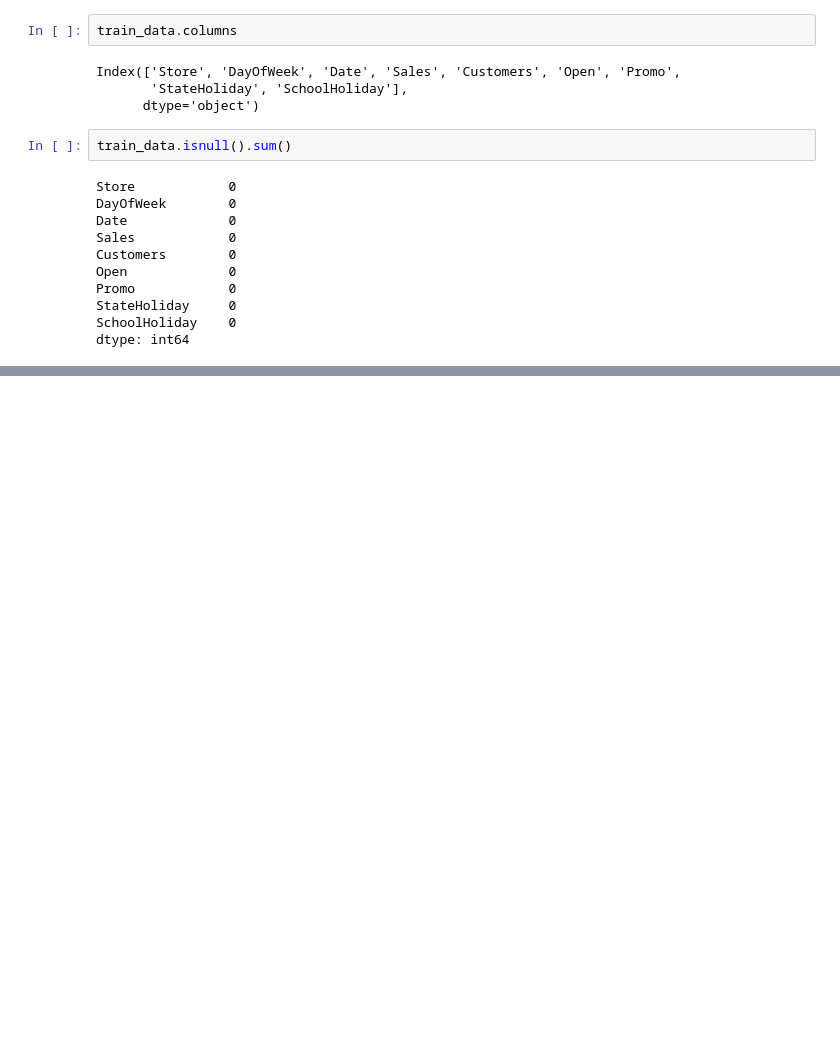
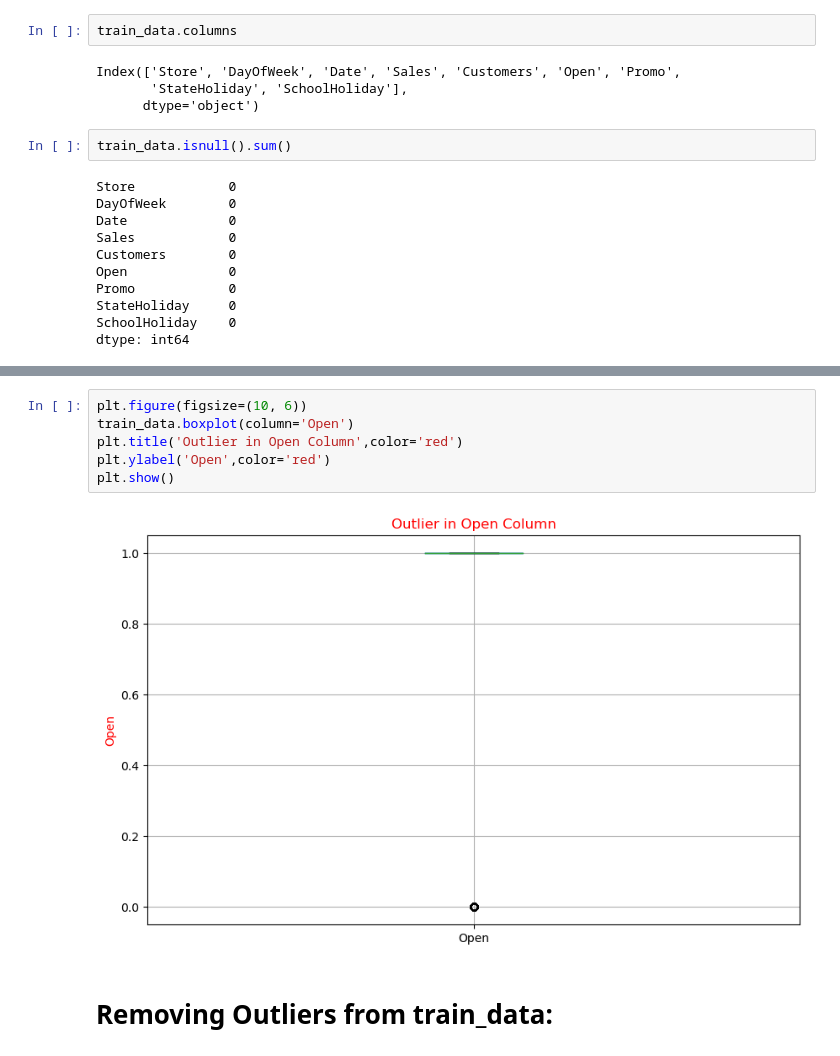
Before and after one commit to analysis86/Pharmaceutical-Sales-Prediction-Across-Multiple-Stores, a Jupyter notebook: NoteBook/Task 1- Exploration of customer purchasing behaviour.ipynb, the cells around one changed output, grey strips where cells are left out. Drawn from its saved outputs; the diff is of its cells as text; blank space fills up the shorter version.

```diff
--- a/NoteBook/Task 1- Exploration of customer purchasing behaviour.ipynb
+++ b/NoteBook/Task 1- Exploration of customer purchasing behaviour.ipynb
@@ -72,0 +91,10 @@ dtype: int64
+# %%
+plt.figure(figsize=(10, 6))
+train_data.boxplot(column='Open')
+plt.title('Outlier in Open Column',color='red')
+plt.ylabel('Open',color='red')
+plt.show()
+# %% [output]
+[figure, added]
+# %% [markdown]
+# Removing Outliers from train_data:
```
Also changed, not shown: parts of 32 cells of this notebook.
